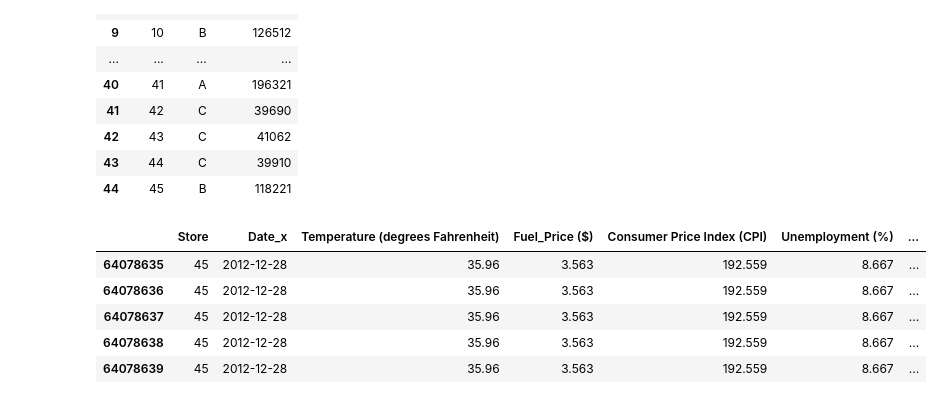
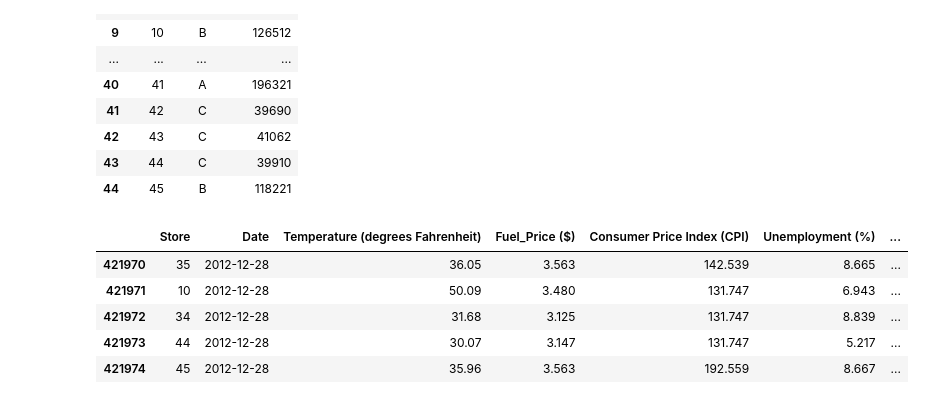
Before and after one commit to MM24J/Retail-Sales-Analysis, a Jupyter notebook: Notebook.ipynb, the cells around one changed output. Drawn from its saved outputs; the diff is of its cells as text; code cells hidden in the pictures.

```diff
--- a/Notebook.ipynb
+++ b/Notebook.ipynb
@@ -226,12 +226,12 @@ stores_df
 | 43 | 44 | C | 39910 |
 | 44 | 45 | B | 118221 |
 # %%
-retail_stores_df = features_df.merge(sales_df, on='Store', how='left').merge(stores_df, on='Store', how='left')
+retail_stores_df = features_df.merge(sales_df, on=['Store', 'Date', 'IsHoliday'], how='left').merge(stores_df, on='Store', how='left')
 retail_stores_df.tail()
 # %% [output]
-|  | Store | Date_x | Temperature (degrees Fahrenheit) | Fuel_Price ($) | Consumer Price Index (CPI) | Unemployment (%) | ... |
-| 64078635 | 45 | 2012-12-28 | 35.96 | 3.563 | 192.559 | 8.667 | ... |
-| 64078636 | 45 | 2012-12-28 | 35.96 | 3.563 | 192.559 | 8.667 | ... |
-| 64078637 | 45 | 2012-12-28 | 35.96 | 3.563 | 192.559 | 8.667 | ... |
-| 64078638 | 45 | 2012-12-28 | 35.96 | 3.563 | 192.559 | 8.667 | ... |
-| 64078639 | 45 | 2012-12-28 | 35.96 | 3.563 | 192.559 | 8.667 | ... |
+|  | Store | Date | Temperature (degrees Fahrenheit) | Fuel_Price ($) | Consumer Price Index (CPI) | Unemployment (%) | ... |
+| 421970 | 35 | 2012-12-28 | 36.05 | 3.563 | 142.539 | 8.665 | ... |
+| 421971 | 10 | 2012-12-28 | 50.09 | 3.480 | 131.747 | 6.943 | ... |
+| 421972 | 34 | 2012-12-28 | 31.68 | 3.125 | 131.747 | 8.839 | ... |
+| 421973 | 44 | 2012-12-28 | 30.07 | 3.147 | 131.747 | 5.217 | ... |
+| 421974 | 45 | 2012-12-28 | 35.96 | 3.563 | 192.559 | 8.667 | ... |
```
